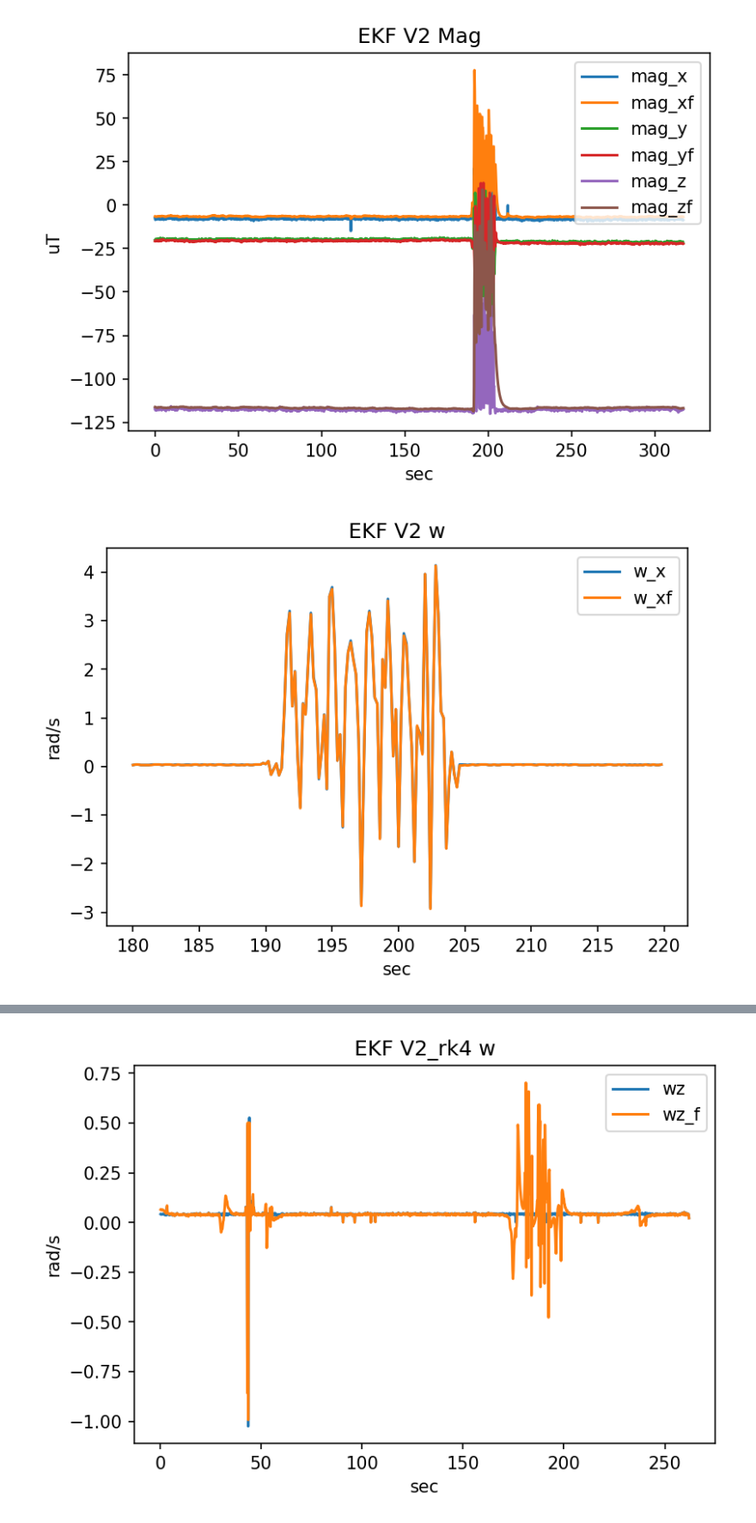
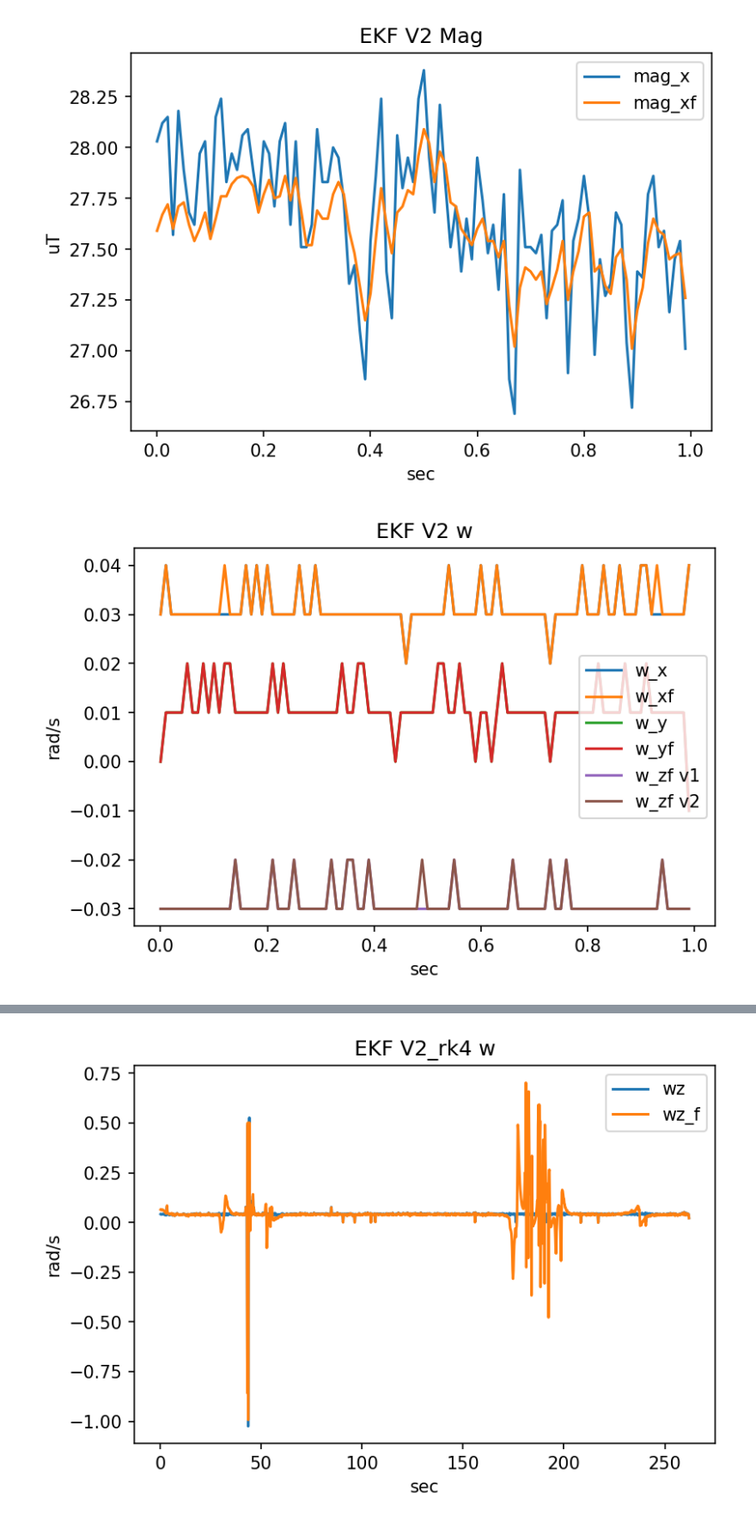
Before and after one commit to Alpha-CubeSat/ACS_Data_Analysis, a Jupyter notebook: ACS Sim Plotter/curveplot.ipynb, the cells around one changed output, grey strips where cells are left out. Shown at 86% size. Saved outputs shown, nothing was run; the diff lists cells and outputs as text; code cells hidden in the pictures.

```diff
--- a/ACS Sim Plotter/curveplot.ipynb
+++ b/ACS Sim Plotter/curveplot.ipynb
@@ -4,9 +4,10 @@ import matplotlib.pyplot as plt
 import numpy as np
 # %%
 # Load the data
-data = pd.read_csv("rk4ekfv2.txt")
+data = pd.read_csv("rk4v20_1.txt")
 # For data1
-time = np.arange(0,(data.shape[0]*0.2),0.2)[:]
+sample_time = 0.01
+time = np.arange(0,(data.shape[0]*sample_time),sample_time)[:]
 
 wx = data.iloc[:,0]
 wy = data.iloc[:,1]
@@ -24,10 +25,10 @@ mag_xf = data.iloc[:,9]
 mag_yf= data.iloc[:,10]
 mag_zf = data.iloc[:,11]
 
-time_took  =data.iloc[:,12]
+# time_took  =data.iloc[:,12]
 
 start = 0
-end = len(data)
+end = 100#len(data)
 # %%
 
 
@@ -36,12 +37,12 @@ time = time[start:end]
 plt.figure(dpi=150)
 plt.plot(time, mag_x[start:end], label = "mag_x")
 plt.plot(time, mag_xf[start:end], label = "mag_xf")
-
-plt.plot(time, mag_y[start:end], label = "mag_y")
-plt.plot(time, mag_yf[start:end], label = "mag_yf")
-
-plt.plot(time, mag_z[start:end], label = "mag_z")
-plt.plot(time, mag_zf[start:end], label = "mag_zf")
+#
+# plt.plot(time, mag_y[start:end], label = "mag_y")
+# plt.plot(time, mag_yf[start:end], label = "mag_yf")
+#
+# plt.plot(time, mag_z[start:end], label = "mag_z")
+# plt.plot(time, mag_zf[start:end], label = "mag_zf")
 
 
 
@@ -51,26 +52,26 @@ plt.title("EKF V2 Mag")
 plt.legend()
 plt.show()
 # %% [output]
-[figure, old version]
+[figure, new version]
 # %%
 plt.figure(dpi=150)
 plt.plot(time, wx[start:end], label = "w_x")
 plt.plot(time, wxf[start:end], label = "w_xf")
 
-# plt.plot(time, wy[start:end], label = "w_y")
-# plt.plot(time, wyf[start:end], label = "w_yf")
-#
-# plt.plot(time, wz[start:end], label = "w_zf v1")
-# plt.plot(time, wzf[start:end], label = "w_zf v2")
+plt.plot(time, wy[start:end], label = "w_y")
+plt.plot(time, wyf[start:end], label = "w_yf")
+
+plt.plot(time, wz[start:end], label = "w_zf v1")
+plt.plot(time, wzf[start:end], label = "w_zf v2")
 
 
 plt.xlabel("sec")
 plt.ylabel("rad/s")
 plt.title("EKF V2 w")
 plt.legend()
 plt.show()
 # %% [output]
-[figure, old version]
+[figure, new version]
 # %%
 plt.figure(dpi=150)
 
```
Also changed, not shown: parts of 1 cell of this notebook, 3 other files.
